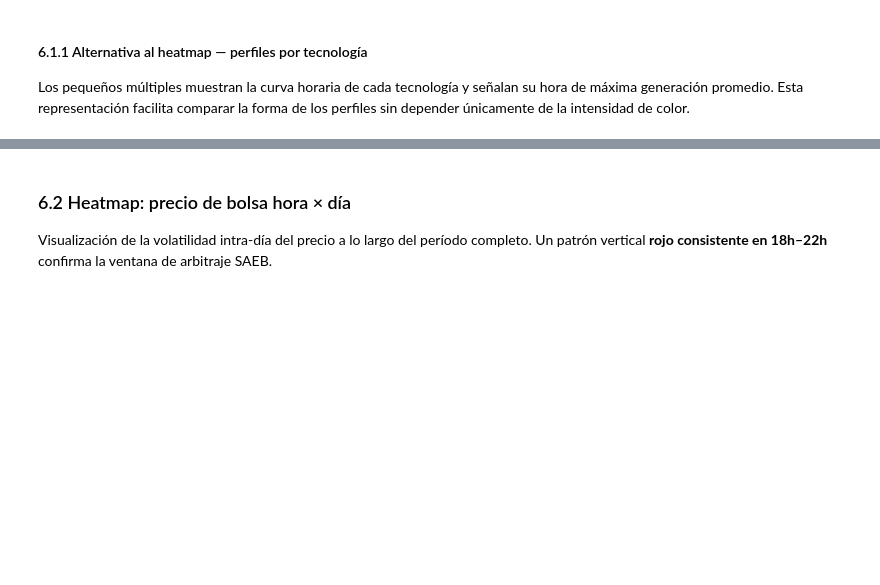
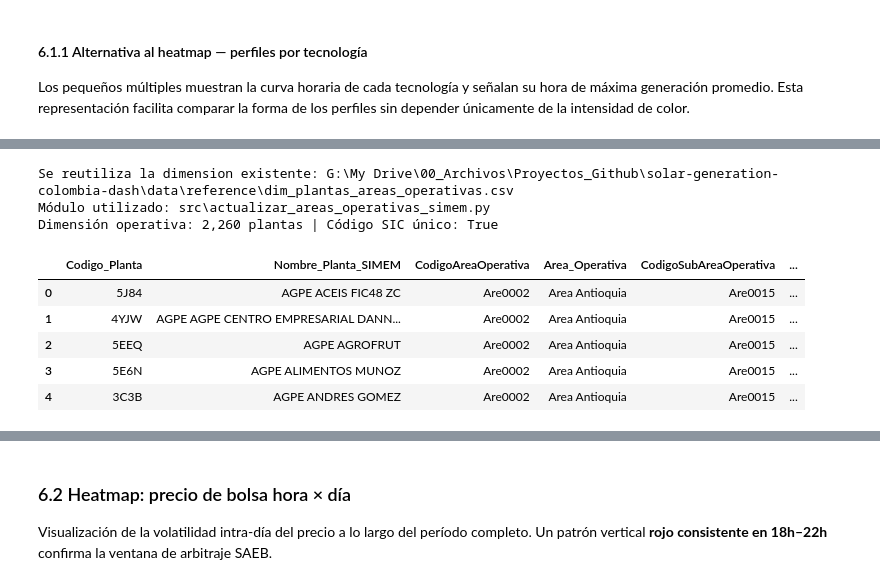
Before and after one commit to mffajardor/solar-generation-colombia-dash, a Jupyter notebook: notebooks/02_serie_tiempo_balance_v2.ipynb, the cells around one changed output, grey strips where cells are left out. Cells and saved outputs as stored; diff of their text form; code cells hidden in the pictures; blank space fills up the shorter version.

```diff
--- a/notebooks/02_serie_tiempo_balance_v2.ipynb
+++ b/notebooks/02_serie_tiempo_balance_v2.ipynb
@@ -2690,0 +2111,73 @@ VBox(children=(HTML(value='<b>Explorador operativo de generación — SIMEM</b>'
+# %%
+# Configuración reproducible: actualizar solo cuando se requiera una nueva foto.
+ACTUALIZAR_AREAS_SIMEM = False
+DIAS_RETROCESO_SIMEM = 7
+
+import importlib.util
+import sys
+
+
+NIVELES_OPERATIVOS = {
+    "Área operativa": "Area_Operativa",
+    "Subárea operativa": "Subarea_Operativa",
+}
+
+
+def _localizar_script_operativo() -> Path:
+    """Localiza el módulo SIMEM en el repositorio o en una propuesta local."""
+    candidatos = [
+        BASE_DIR / "src" / "actualizar_areas_operativas_simem.py",
+        BASE_DIR / "scripts" / "actualizar_areas_operativas_simem.py",
+    ]
+    for candidato in candidatos:
+        if candidato.exists():
+            return candidato
+    rutas = "\n- ".join(str(ruta) for ruta in candidatos)
+    raise FileNotFoundError(
+        "No se encontró actualizar_areas_operativas_simem.py. "
+        f"Rutas revisadas:\n- {rutas}"
+    )
+
+
+def _cargar_modulo_operativo(ruta: Path):
+    """Carga el ETL SIMEM sin modificar permanentemente ``sys.path``."""
+    spec = importlib.util.spec_from_file_location("areas_operativas_v22", ruta)
+    if spec is None or spec.loader is None:
+        raise ImportError(f"No fue posible crear el cargador para {ruta}")
+    modulo = importlib.util.module_from_spec(spec)
+    # dataclass consulta sys.modules durante la carga del módulo.
+    sys.modules[spec.name] = modulo
+    spec.loader.exec_module(modulo)
+    return modulo
+
+
+ruta_script_operativo = _localizar_script_operativo()
+operativo_mod = _cargar_modulo_operativo(ruta_script_operativo)
+
+try:
+    mapa_operativo, _ = operativo_mod.actualizar_dimension(
+        base_dir=BASE_DIR,
+        dias_retroceso=DIAS_RETROCESO_SIMEM,
+        actualizar_api=ACTUALIZAR_AREAS_SIMEM,
+    )
+except (OSError, RuntimeError, ValueError, requests.RequestException) as exc:
+    print(f"⚠️ No fue posible preparar la dimensión operativa: {exc}")
+    mapa_operativo = pd.DataFrame()
+
+print(f"Módulo utilizado: {ruta_script_operativo.relative_to(BASE_DIR)}")
+if not mapa_operativo.empty:
+    print(
+        f"Dimensión operativa: {len(mapa_operativo):,} plantas | "
+        f"Código SIC único: {mapa_operativo['Codigo_Planta'].is_unique}"
+    )
+    display(mapa_operativo.head())
+# %% [output]
+Se reutiliza la dimension existente: G:\My Drive\00_Archivos\Proyectos_Github\solar-generation-colombia-dash\data\reference\dim_plantas_areas_operativas.csv
+Módulo utilizado: src\actualizar_areas_operativas_simem.py
+Dimensión operativa: 2,260 plantas | Código SIC único: True
+|  | Codigo_Planta | Nombre_Planta_SIMEM | CodigoAreaOperativa | Area_Operativa | CodigoSubAreaOperativa | ... |
+| 0 | 5J84 | AGPE ACEIS FIC48 ZC | Are0002 | Area Antioquia | Are0015 | ... |
+| 1 | 4YJW | AGPE AGPE CENTRO EMPRESARIAL DANN... | Are0002 | Area Antioquia | Are0015 | ... |
+| 2 | 5EEQ | AGPE AGROFRUT | Are0002 | Area Antioquia | Are0015 | ... |
+| 3 | 5E6N | AGPE ALIMENTOS MUNOZ | Are0002 | Area Antioquia | Are0015 | ... |
+| 4 | 3C3B | AGPE ANDRES GOMEZ | Are0002 | Area Antioquia | Are0015 | ... |
```
Also changed, not shown: parts of 55 cells of this notebook.
